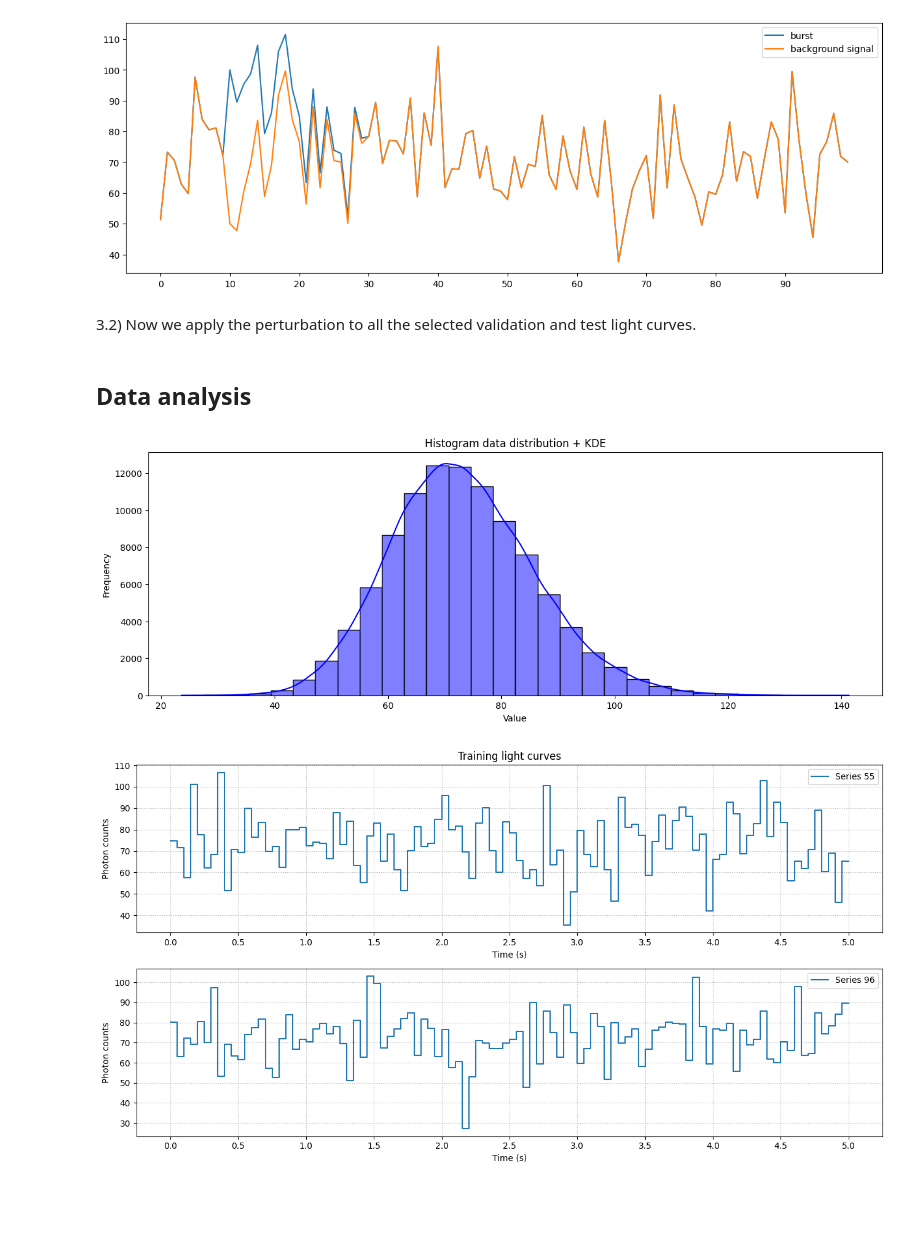
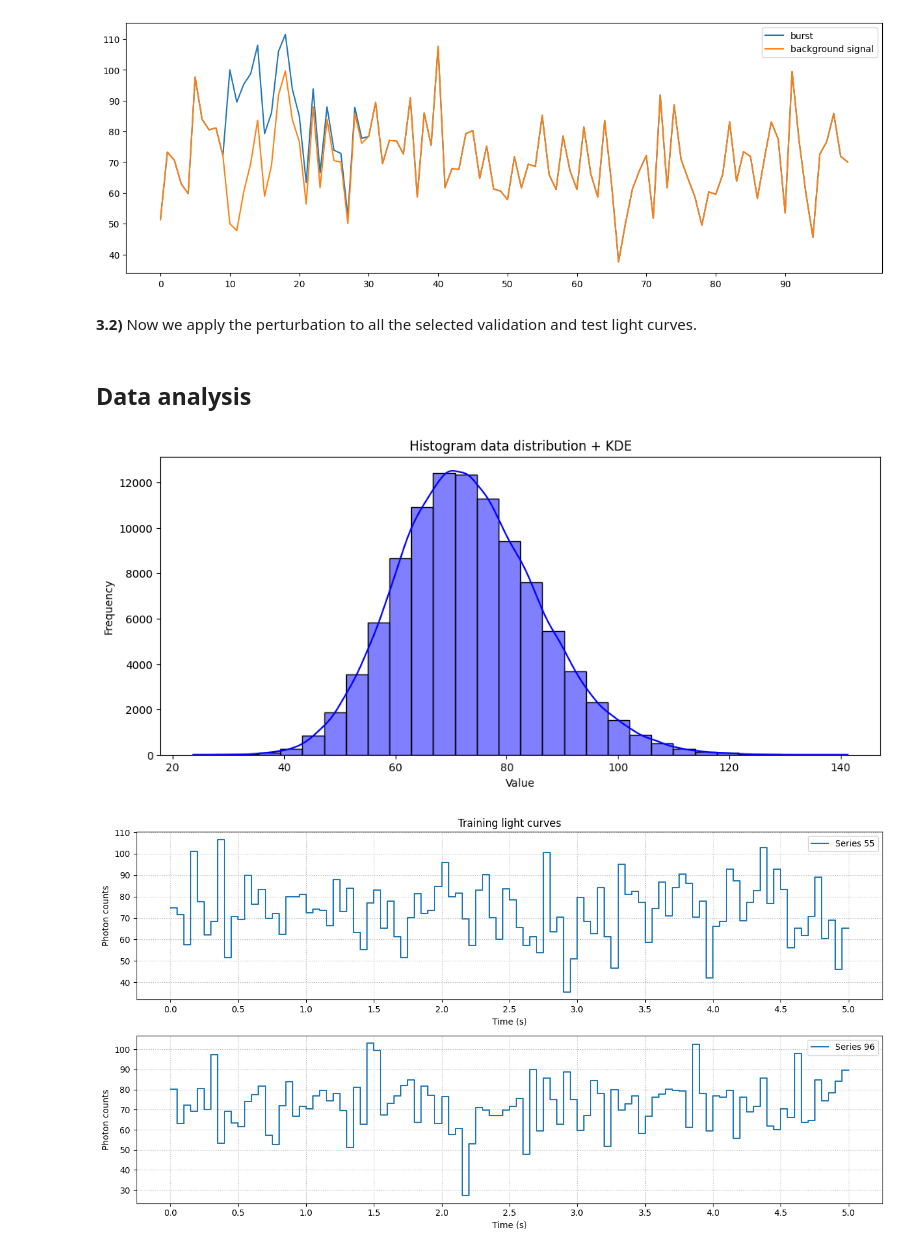
Before and after one commit to t-perniola/Denoising-Autoencoders-for-GRBs-detection, a Jupyter notebook: Denoising_Autoencoder_for_GRBs_detection.ipynb, the cells around one changed output. Drawn from its saved outputs; the diff is of its cells as text; code cells hidden in the pictures; blank space fills up the shorter version.

```diff
--- a/Denoising_Autoencoder_for_GRBs_detection.ipynb
+++ b/Denoising_Autoencoder_for_GRBs_detection.ipynb
@@ -170,7 +171,7 @@ plt.show()
 # %% [output]
 [figure]
 # %% [markdown]
- 3.2) Now we apply the perturbation to all the selected validation and test light curves.
+**3.2)** Now we apply the perturbation to all the selected validation and test light curves.
 # %%
 # Apply bursts
 def add_burst(data, anomaly_indices, anomaly_percentage, amplitudes, peak_time, burst_duration):
@@ -209,14 +210,14 @@ test_data_perturbed, test_anomaly_indices = add_burst (
 ## **Data analysis**
 # %%
 #@title Histogram plot to check the data distribution, that is a Skew-Normal
-plt.figure(figsize=(15, 5))
+plt.figure(figsize=(12, 5))
 sns.histplot(training_data_original, bins=30, kde=True, color="blue", alpha=0.5)
 plt.title("Histogram data distribution + KDE")
 plt.xlabel("Value")
 plt.ylabel("Frequency")
 plt.show()
 # %% [output]
-[figure, old version]
+[figure, new version]
 # %%
 #@title Show training light curves, the background signals
 show_box_lightcurves(training_data, num_samples=num_chunks, size=chunk_size, label="Training", bin_duration = 0.05) # 50 ms
```
Also changed, not shown: parts of 19 cells of this notebook.
